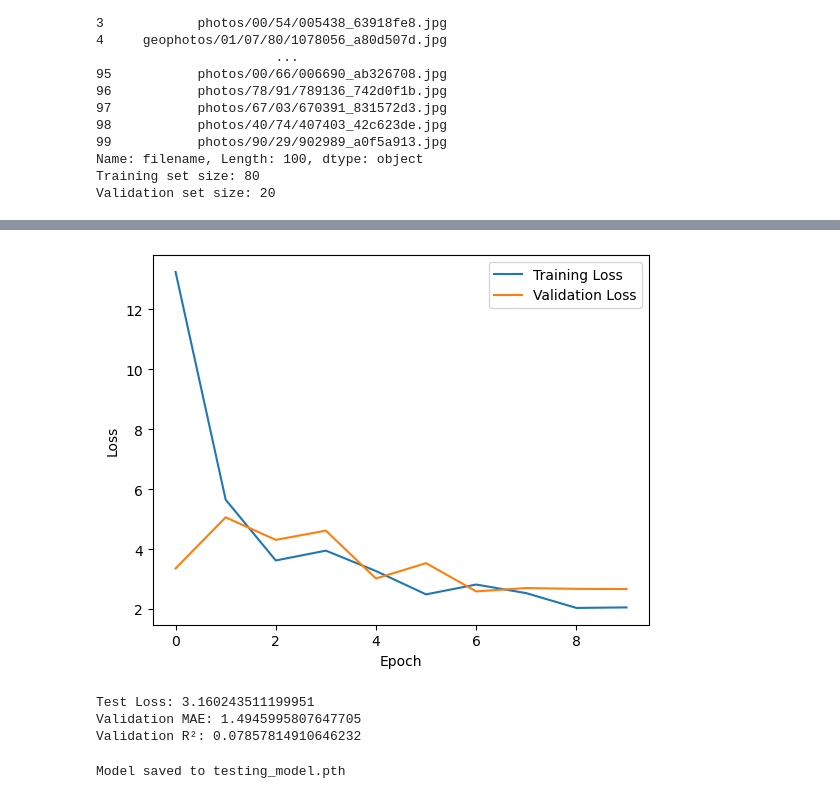
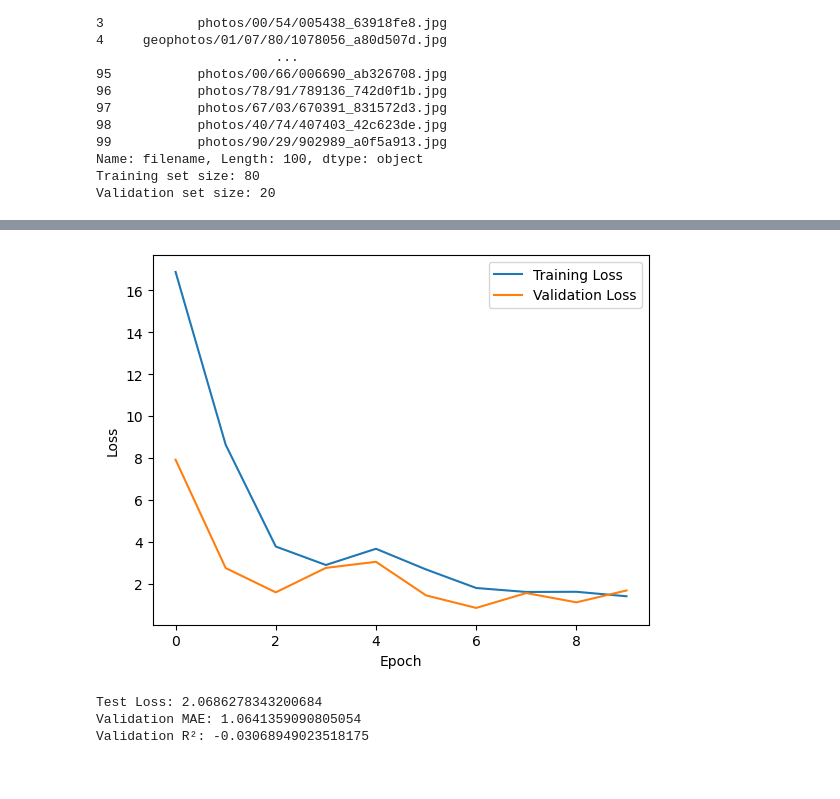
Before and after one commit to COrtsJosep/landscape-aesthetics, a Jupyter notebook: src/models/test.ipynb, the cells around one changed output, grey strips where cells are left out. Drawn from its saved outputs; the diff is of its cells as text; code cells hidden in the pictures.

Commit message:
#55 Try to utilize efficientNet as pretrained model

```diff
--- a/src/models/test.ipynb
+++ b/src/models/test.ipynb
@@ -176,6 +133,8 @@ import torch.nn as nn
 import torch.optim as optim
 from torchvision import datasets, models, transforms
 import torch.nn.functional as F
+from torchvision import models
+from torchvision.models import EfficientNet_B0_Weights
 
 # utilise ResNet50 to extract deep features
 # class ResNetFeatureExtractor(nn.Module):
@@ -191,6 +150,22 @@ import torch.nn.functional as F
 
 # feature_extractor = ResNetFeatureExtractor()
 # feature_extractor.eval()
+
+class EfficientNetFeatureExtractor(nn.Module):
+    def __init__(self):
+        super(EfficientNetFeatureExtractor, self).__init__()
+        self.efficientnet = models.efficientnet_b0(weights=EfficientNet_B0_Weights.IMAGENET1K_V1)
+        self.efficientnet = nn.Sequential(*list(self.efficientnet.children())[:-1])  # 去掉最后的全连接层
+
+    def forward(self, x):
+        with torch.no_grad():
+            features = self.efficientnet(x)
+        return features.squeeze()
+
+# 实例化 EfficientNet 特征提取器
+feature_extractor = EfficientNetFeatureExtractor()
+feature_extractor.eval()
+
 
 # define a simple regression model
 class RegressionModel(nn.Module):
@@ -283,21 +258,21 @@ def train_model(feature_extractor, scheduler, model, criterion, optimizer, train
 
         for images, labels, weights in train_loader:
             images, labels, weights = torch.stack(images), torch.stack(labels), torch.stack(weights)
-            features = feature_extractor(images)
+            features = feature_extractor(images)  # 替换 ResNet50 特征提取器为 EfficientNet
             features = features.view(features.size(0), -1)
             optimizer.zero_grad()
             outputs = model(features)
             loss = criterion(outputs.squeeze(), labels)
-            weighted_loss = (loss * weights).sum()  # weight loss
+            weighted_loss = (loss * weights).sum()  # 权重损失
             weighted_loss.backward()
             optimizer.step()
-            running_loss += weighted_loss.sum().item()
+            running_loss += weighted_loss.item()
 
         epoch_loss = running_loss / len(train_loader.dataset)
         train_losses.append(epoch_loss)
         print(f'Epoch {epoch+1}/{num_epochs}, Loss: {epoch_loss}')
 
-        # validate the model
+        # 验证模型
         model.eval()
         val_loss = 0.0
         with torch.no_grad():
@@ -309,19 +284,20 @@ def train_model(feature_extractor, scheduler, model, criterion, optimizer, train
                 loss = criterion(outputs.squeeze(), labels)
                 val_loss += (loss * weights).sum().item()
 
+        scheduler.step()
         val_loss /= len(val_loader.dataset)
-        # scheduler.step(val_loss) # update learning rate according to validation loss
-        scheduler.step()
         val_losses.append(val_loss)
         print(f'Validation Loss: {val_loss}')
 
     return train_losses, val_losses
 
+
 # Initialize feature extractor and regression model
 # feature_extractor = ResNetFeatureExtractor()
 # feature_extractor.eval()  # Set the feature extractor to evaluation mode
 # input_dim = 2048  # ResNet50 feature dimension
-model = SimpleCNN()
+input_dim = 1280 # EfficientNet feature dimension
+model = RegressionModel(input_dim)
 
 # Define loss function and optimizer
 criterion = nn.MSELoss()
@@ -364,18 +340,18 @@ Validation Loss: 2.668452262878418
-[figure, old version]
+[figure, new version]
 # %%
 from sklearn.metrics import mean_absolute_error, r2_score
 
 # evaluate
-def evaluate_model(feature_extractor, model, test_loader):
+def evaluate_model(model, test_loader):
     model.eval()
     test_loss = 0.0
     val_labels = []
     val_predictions = []
     with torch.no_grad():
         for images, labels, weight in test_loader:
-            #print("Evaluating batch...")
             images, labels = torch.stack(images), torch.stack(labels)
-            features = feature_extractor(images).view(images.size(0), -1)
+            features = feature_extractor(images)  # 替换为 EfficientNet 特征提取器
+            features = features.view(features.size(0), -1)
             outputs = model(features)
             loss = criterion(outputs.squeeze(), labels)
             test_loss += loss.item() * images.size(0)
@@ -388,16 +364,16 @@ def evaluate_model(feature_extractor, model, test_loader):
     print(f'Test Loss: {test_loss}')
     print(f'Validation MAE: {mae}')
     print(f'Validation R²: {r2}')
+
     return test_loss, mae, r2
 
-test_loss, mae, r2= evaluate_model(feature_extractor, model, val_loader)
+
+test_loss, mae, r2= evaluate_model(model, val_loader)
 # %% [output]
-Test Loss: 3.160243511199951
-Validation MAE: 1.4945995807647705
-Validation R²: 0.07857814910646232
+Test Loss: 2.0686278343200684
+Validation MAE: 1.0641359090805054
+Validation R²: -0.03068949023518175
 # %%
 # save the model
-torch.save(model.state_dict(), '/home/ubuntu/landscape-aesthetics/models/testing_model.pth')
-print("Model saved to testing_model.pth")
+# torch.save(model.state_dict(), '/home/ubuntu/landscape-aesthetics/models/testing_model.pth')
+# print("Model saved to testing_model.pth")
-# %% [output]
-Model saved to testing_model.pth
```
Also changed, not shown: parts of 2 cells of this notebook, 1 other file.
